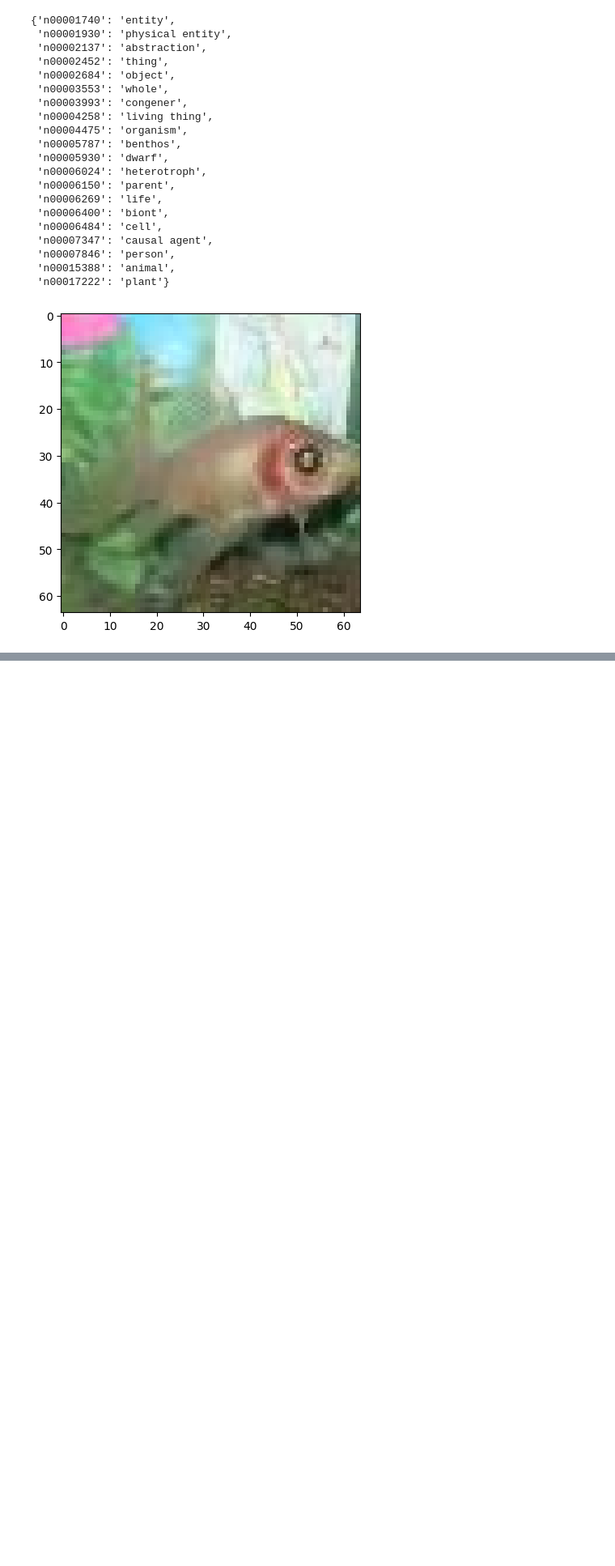
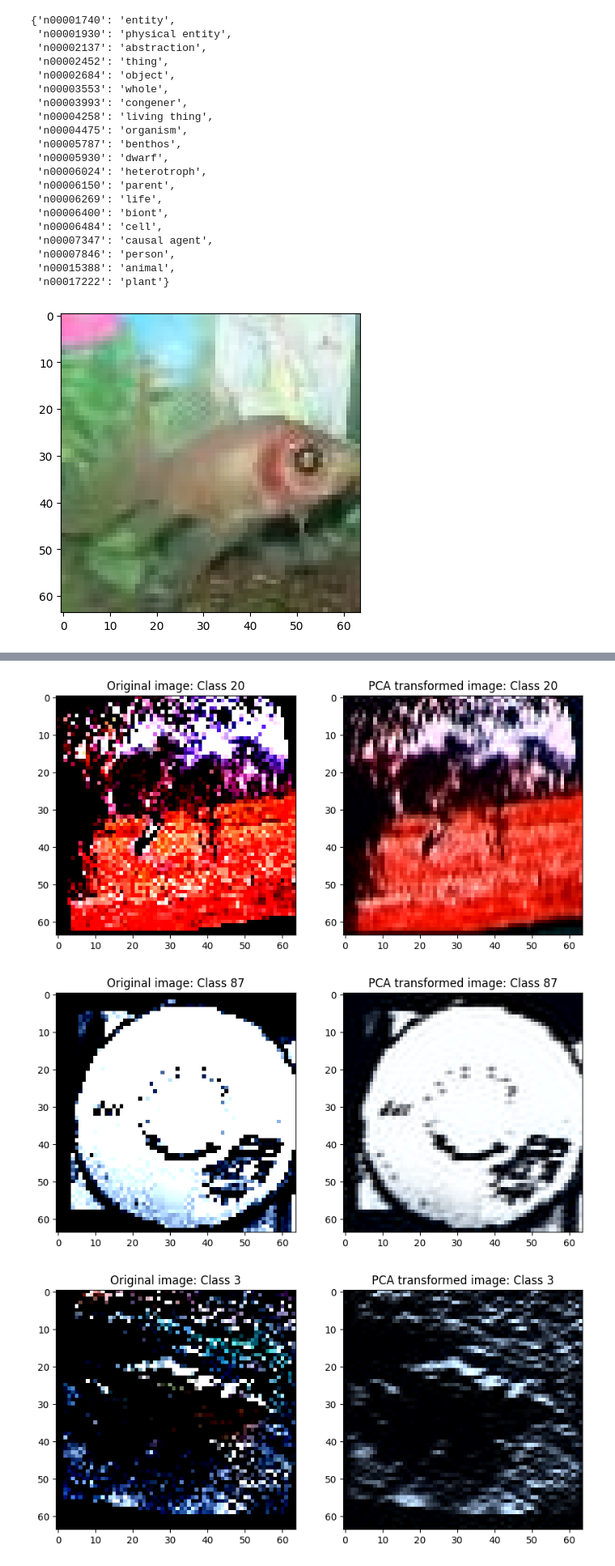
Before and after one commit to Francesco146/CIFAR10-multiclass-classification, a Jupyter notebook: Machine_Learning_Pasotto_Marastoni.ipynb, the cells around one changed output, grey strips where cells are left out. Shown: that part at 81% size. Saved outputs shown, nothing was run; the diff lists cells and outputs as text; code cells hidden in the pictures; blank space fills up the shorter version.

```diff
--- a/Machine_Learning_Pasotto_Marastoni.ipynb
+++ b/Machine_Learning_Pasotto_Marastoni.ipynb
@@ -210,0 +210,53 @@ Risultato:      0.09375
+# %%
+from sklearn.decomposition import PCA
+import matplotlib.pyplot as plt
+from sklearn.feature_extraction.image import extract_patches_2d, reconstruct_from_patches_2d
+
+def pca_transform_patches(img, patch_size, number_of_components):
+    # Normalize image
+    img = img / 255.0
+    h, w, c = img.shape
+
+    # Extract and flatten patches
+    patches = extract_patches_2d(img, patch_size)
+    patches_flat = patches.reshape(patches.shape[0], -1)
+
+    # Apply PCA
+    pca = PCA(n_components=number_of_components)
+    patches_pca = pca.fit_transform(patches_flat)
+    patches_reconstructed = pca.inverse_transform(patches_pca)
+    patches_reconstructed = patches_reconstructed.reshape(patches.shape)
+
+    # Reconstruct image from patches
+    img_reconstructed = reconstruct_from_patches_2d(patches_reconstructed, (h, w, c))
+    img_reconstructed = np.clip(img_reconstructed, 0, 1)
+    return (img_reconstructed * 255).astype(np.uint8)
+
+
+num_images = 4
+patch_size = (8, 8)
+number_of_components = 32
+
+for images, labels in train_dataloader:
+    for i in range(min(images.shape[0], num_images)):
+        img = images[i].permute(1, 2, 0).numpy()
+        img = np.clip(img, 0, 1)
+        img = (img * 255).astype(np.uint8)
+        img_pca = pca_transform_patches(img, patch_size, number_of_components)
+
+        plt.figure(figsize=(10, 5))
+
+        plt.subplot(1, 2, 1)
+        plt.imshow(img)
+        plt.title(f"Original image: Class {labels[i]}")
+
+        plt.subplot(1, 2, 2)
+        plt.imshow(img_pca)
+        plt.title(f"PCA transformed image: Class {labels[i]}")
+
+        plt.show()
+    break # only the first batch
+# %% [output]
+[figure, added]
+[figure, added]
+[figure, added]
```
Also changed, not shown: parts of 4 cells of this notebook.
